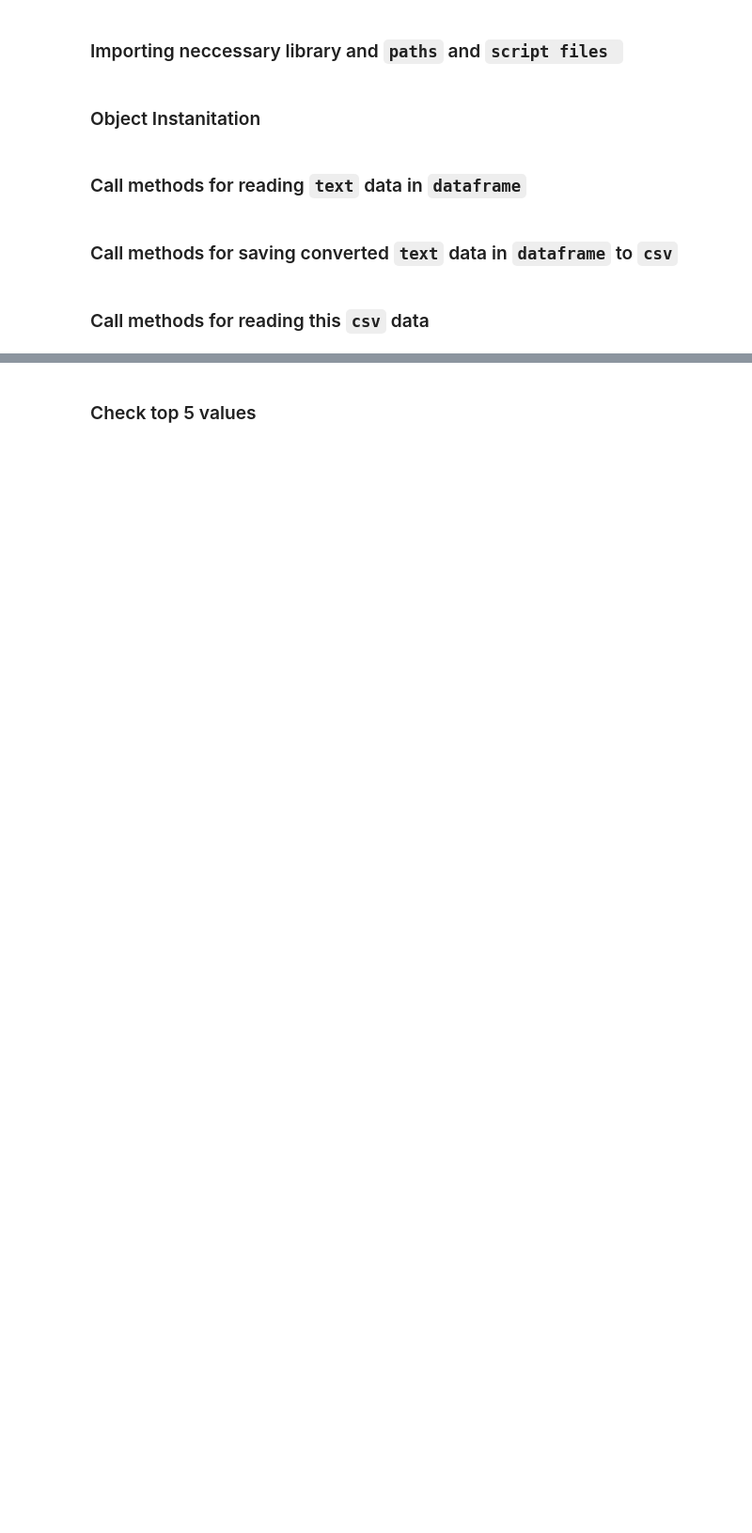
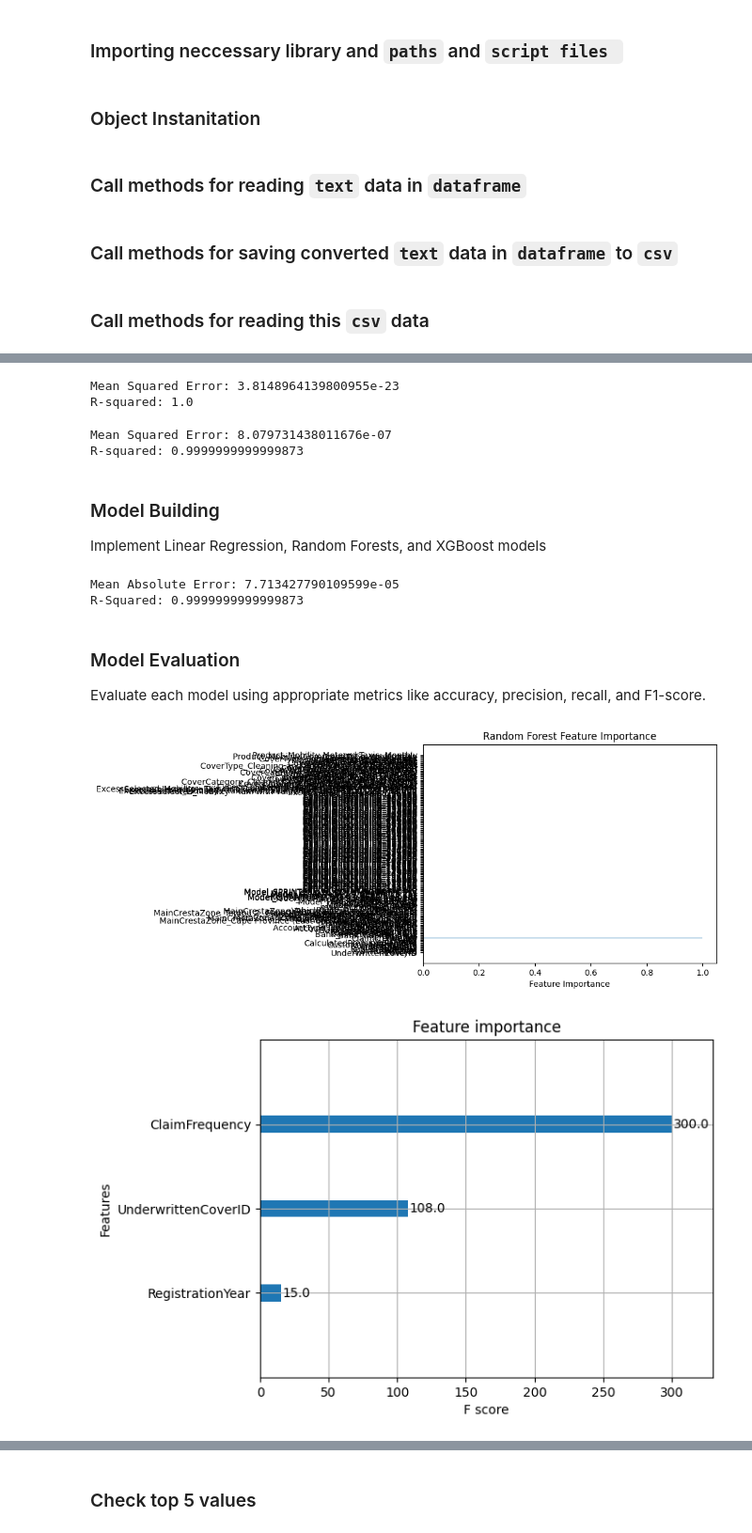
Before and after one commit to amsalugetasew/10_Academy_AI_Mastery_kifiya_Week_3_V1, a Jupyter notebook: notebooks/main.ipynb, the cells around one changed output, grey strips where cells are left out. Shown at 94% size. Cells and saved outputs as stored; diff of their text form; code cells hidden in the pictures; blank space fills up the shorter version.

```diff
--- a/notebooks/main.ipynb
+++ b/notebooks/main.ipynb
@@ -28,0 +378,3 @@ df = data_loader.read_csv_file()
+# %%
+X_train, X_test, y_train, y_test  = pre_pro.Train_Test_Split(df, 0.2)
+print(X_train.shape, X_test.shape, y_train.shape, y_test.shape)
@@ -28,0 +425,68 @@ df = data_loader.read_csv_file()
+# %%
+from sklearn.ensemble import RandomForestRegressor
+
+# Train the model
+rf_reg = RandomForestRegressor(n_estimators=100, random_state=42)
+rf_reg.fit(X_train, y_train)
+
+# Make predictions
+y_pred_rf = rf_reg.predict(X_test)
+
+# Evaluate the model
+print(f'Mean Squared Error: {mean_squared_error(y_test, y_pred_rf)}')
+print(f'R-squared: {r2_score(y_test, y_pred_rf)}')
+# %% [output]
+Mean Squared Error: 3.8148964139800955e-23
+R-squared: 1.0
+# %%
+import xgboost as xgb
+from sklearn.metrics import mean_squared_error
+
+# Train the model
+xgb_reg = xgb.XGBRegressor(objective='reg:squarederror', random_state=42)
+xgb_reg.fit(X_train, y_train)
+
+# Make predictions
+y_pred_xgb = xgb_reg.predict(X_test)
+
+# Evaluate the model
+print(f'Mean Squared Error: {mean_squared_error(y_test, y_pred_xgb)}')
+print(f'R-squared: {r2_score(y_test, y_pred_xgb)}')
+# %% [output]
+Mean Squared Error: 8.079731438011676e-07
+R-squared: 0.9999999999999873
+# %% [markdown]
+### Model Building
+Implement Linear Regression, Random Forests, and XGBoost models
+# %%
+from sklearn.metrics import mean_absolute_error, r2_score
+
+# For regression models, you can evaluate using:
+mae = mean_absolute_error(y_test, y_pred_xgb)
+r2 = r2_score(y_test, y_pred_xgb)
+
+print(f'Mean Absolute Error: {mae}')
+print(f'R-Squared: {r2}')
+# %% [output]
+Mean Absolute Error: 7.713427790109599e-05
+R-Squared: 0.9999999999999873
+# %% [markdown]
+### Model Evaluation
+Evaluate each model using appropriate metrics like accuracy, precision, recall, and F1-score.
+# %%
+import matplotlib.pyplot as plt
+
+# Random Forest feature importance
+feat_importance_rf = rf_reg.feature_importances_
+feat_names = X_train.columns
+plt.barh(feat_names, feat_importance_rf)
+plt.xlabel('Feature Importance')
+plt.title('Random Forest Feature Importance')
+plt.show()
+
+# XGBoost feature importance
+xgb.plot_importance(xgb_reg, importance_type='weight')
+plt.show()
+# %% [output]
+[figure, added]
+[figure, added]
```
Also changed, not shown: parts of 63 cells of this notebook.
